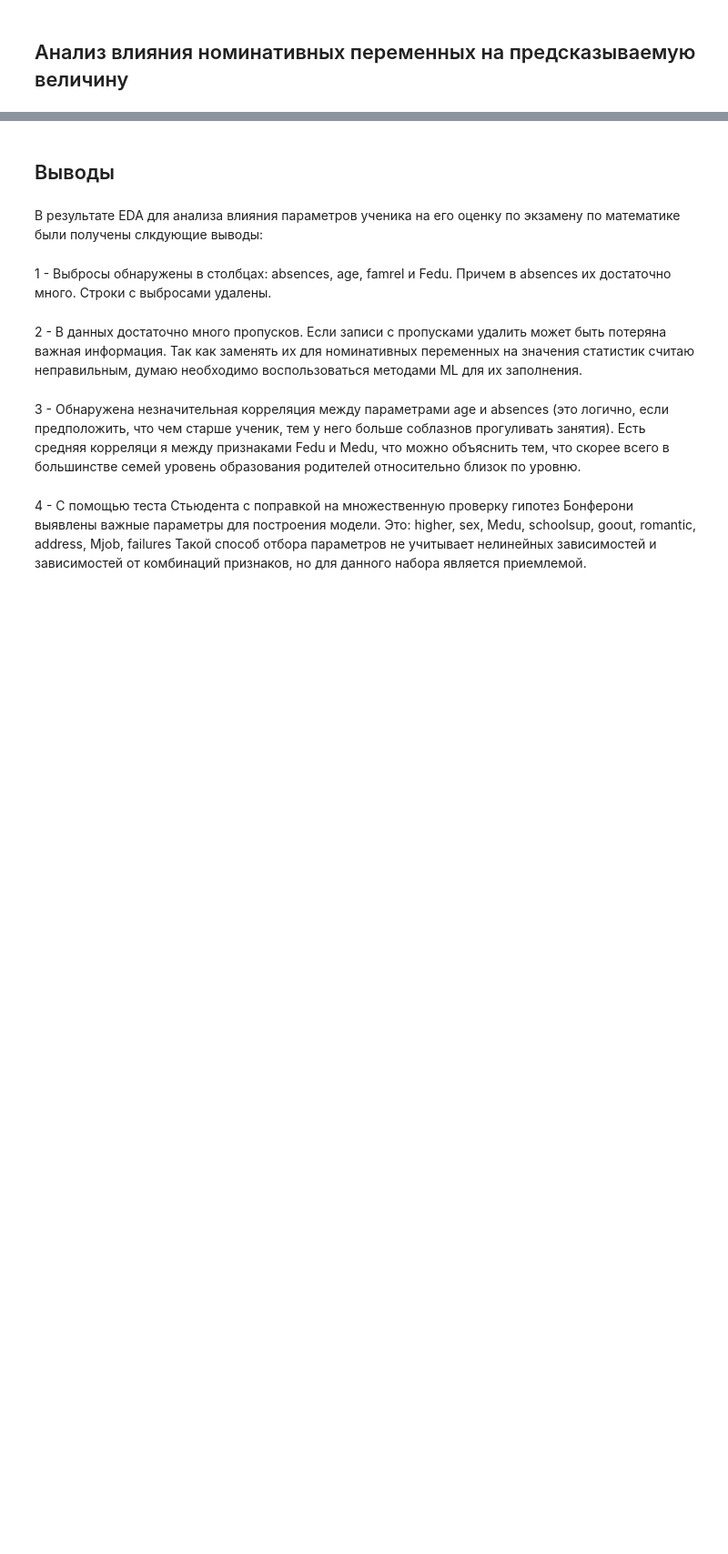
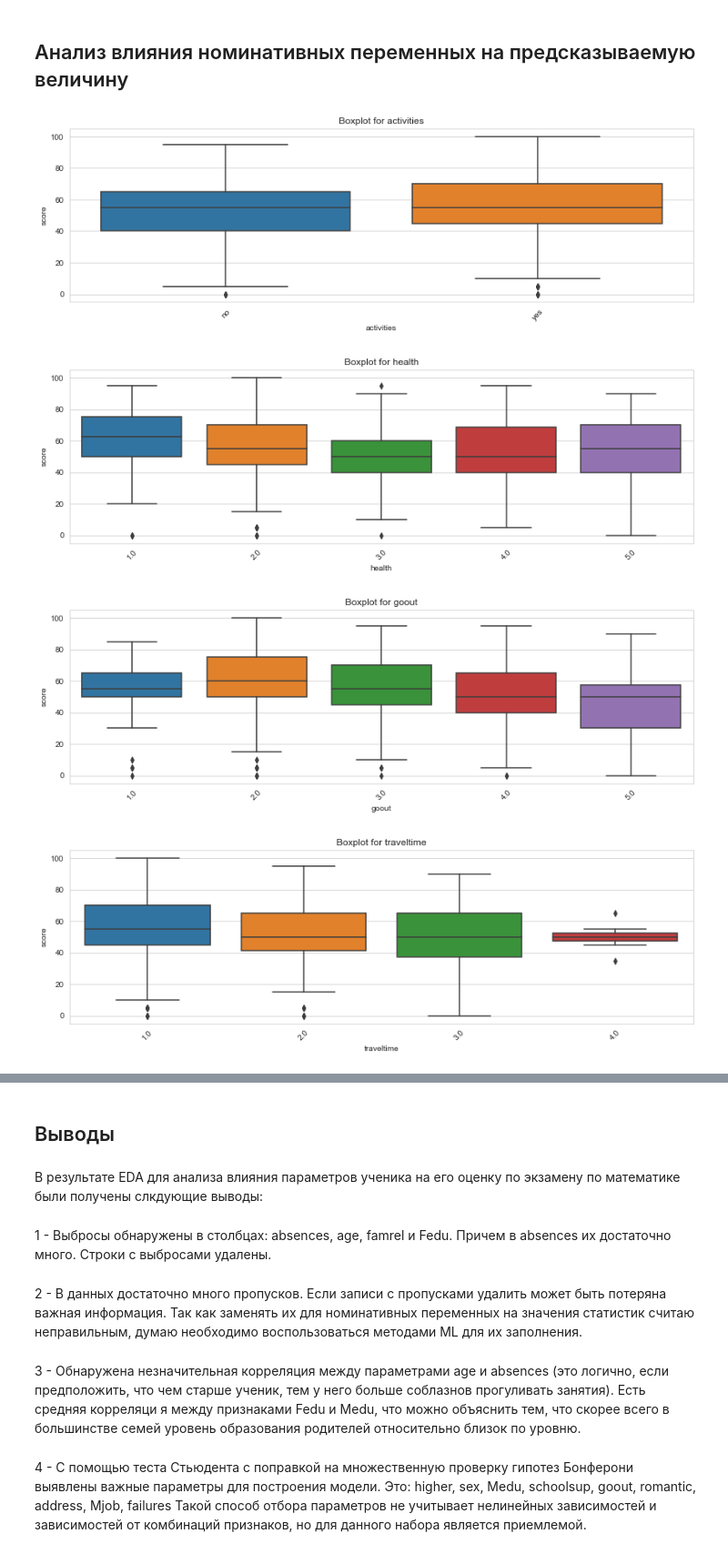
Before and after one commit to sand74/skillfactory, a Jupyter notebook: module_2/eda_solve.ipynb, the cells around one changed output, grey strips where cells are left out. Shown at 91% size. Saved outputs shown, nothing was run; the diff lists cells and outputs as text; code cells hidden in the pictures; blank space fills up the shorter version.

```diff
--- a/module_2/eda_solve.ipynb
+++ b/module_2/eda_solve.ipynb
@@ -695,3 +675,22 @@ def get_stat_dif(feature):
             print('Найдены статистически значимые различия для колонки', feature)
             return True
     return False
+
+
+def get_boxplot(feature):
+    fig, ax = plt.subplots(figsize=(14, 4))
+    sns.boxplot(x=feature, y='score',
+                data=stud.loc[stud.loc[:, feature].isin(
+                    stud.loc[:, feature].value_counts().index)],
+                ax=ax)
+    plt.xticks(rotation=45)
+    ax.set_title('Boxplot for ' + feature)
+    plt.show()
+# %%
+for col in nom_features[:5]:
+    get_boxplot(col)
+# %% [output]
+[figure, added]
+[figure, added]
+[figure, added]
+[figure, added]
```
Also changed, not shown: parts of 31 cells of this notebook.
